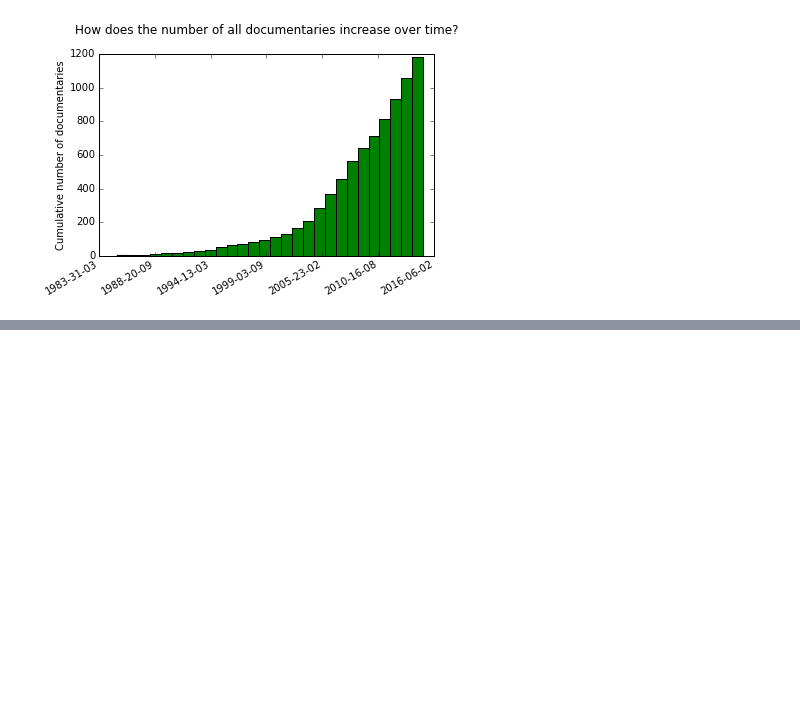
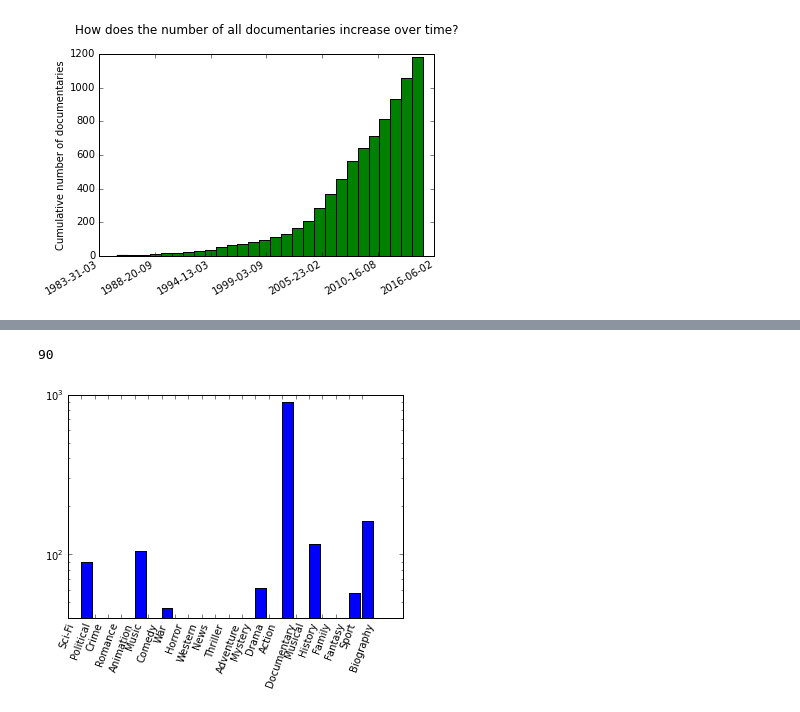
Before and after one commit to EmmanueleSalvati/ProjectLuther, a Jupyter notebook: Luther_tests.ipynb, the cells around one changed output, grey strips where cells are left out. Saved outputs shown, nothing was run; the diff lists cells and outputs as text; code cells hidden in the pictures; blank space fills up the shorter version.

Commit message:
Complete Project Luther

```diff
--- a/Luther_tests.ipynb
+++ b/Luther_tests.ipynb
@@ -188,0 +222,2 @@ plt.savefig("/Users/es575/Metis/Projects/ProjectLuther/Cumulative_docums_bydate.
+# %%
+genre_list = dataframe_utils.list_of_genres(genres)
@@ -188,0 +228,2 @@ plt.savefig("/Users/es575/Metis/Projects/ProjectLuther/Cumulative_docums_bydate.
+# %%
+genre_dict = dataframe_utils.genre_counts(movies['imdbGenres'], genre_list)
@@ -188,0 +261,17 @@ plt.savefig("/Users/es575/Metis/Projects/ProjectLuther/Cumulative_docums_bydate.
+# %%
+len(movies[movies.Political==1])
+# %% [output]
+90
+# %%
+genre_dict['Political'] = 90
+# %%
+X = np.arange(len(genre_dict))
+# %%
+plt.bar(X, genre_dict.values())
+plt.xticks(rotation=70)
+plt.xticks(X, genre_dict.keys())
+plt.yscale('log')
+plt.ylim(ymin=40)
+plt.savefig('/Users/JerkFace/Metis/Projects/Luther/genres_hist.pdf', format='pdf', frameon=True, bbox_inches='tight')
+# %% [output]
+[figure, added]
```
Also changed, not shown: parts of 48 cells of this notebook, 10 other files.
